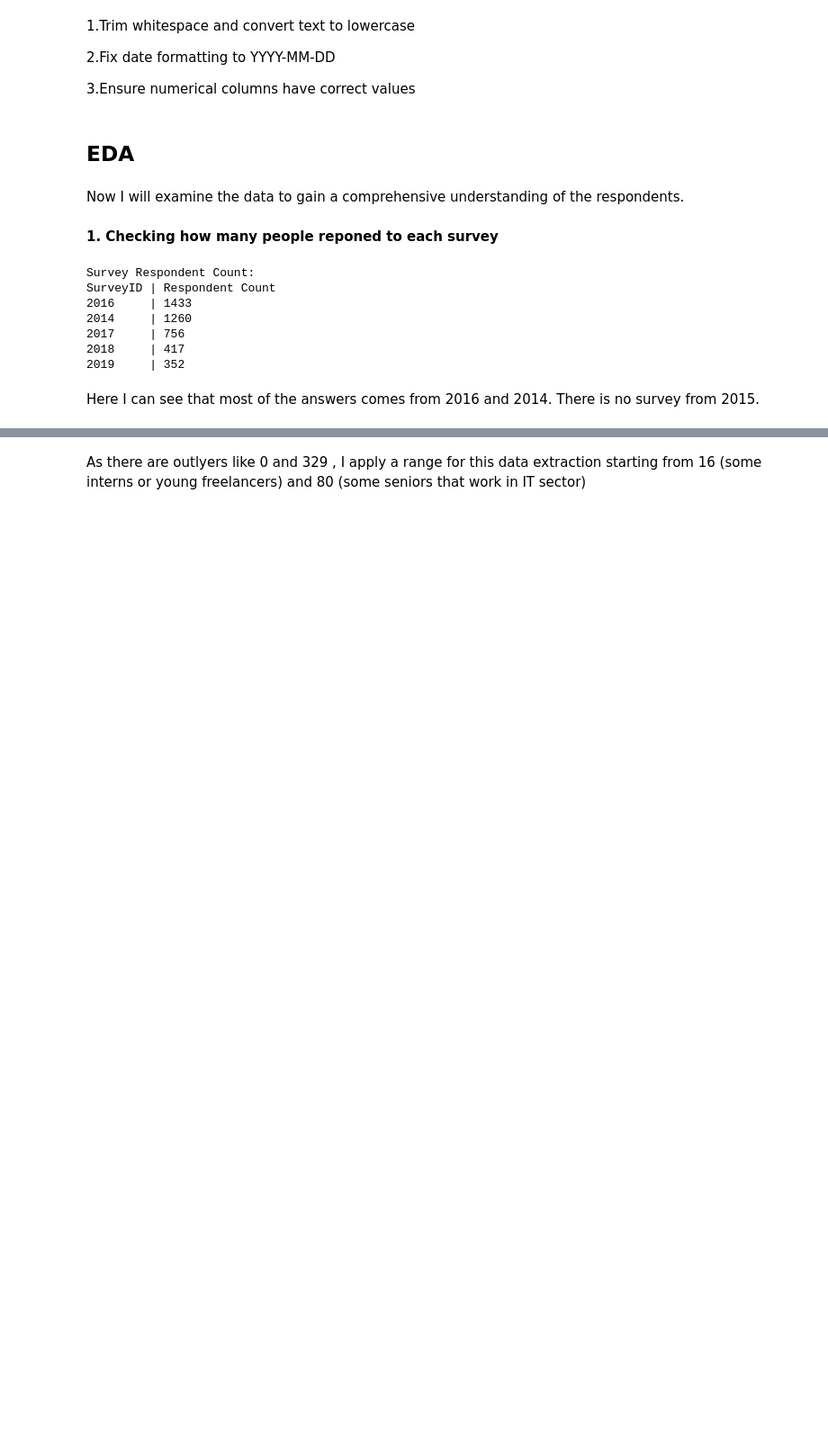
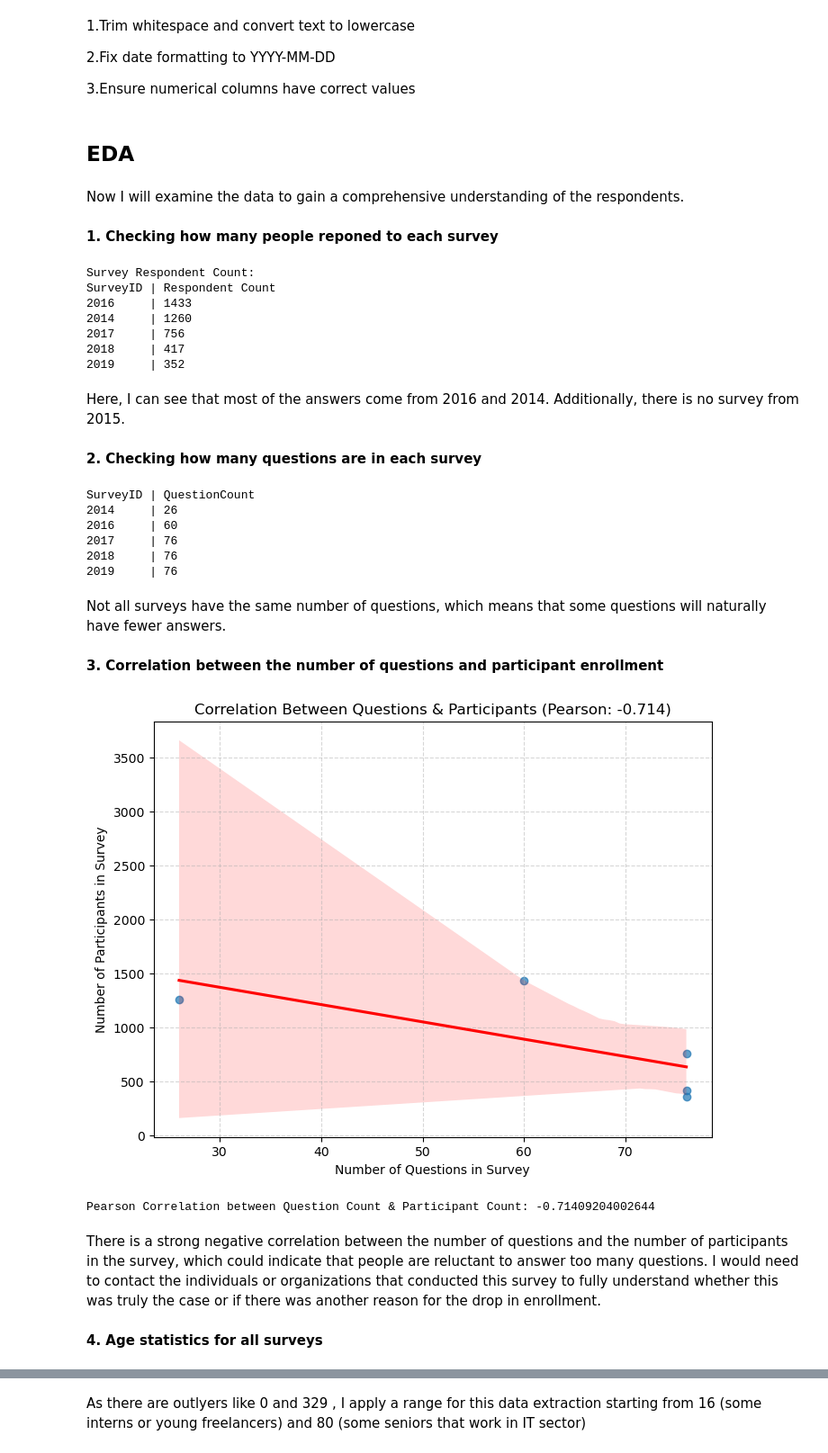
Before and after one commit to Kristaps-E/EDA_Mental_health_in_teach, a Jupyter notebook: EDA.IPYNB, the cells around one changed output, grey strips where cells are left out. Shown at 90% size. Cells and saved outputs as stored; diff of their text form; code cells hidden in the pictures; blank space fills up the shorter version.

```diff
--- a/EDA.IPYNB
+++ b/EDA.IPYNB
@@ -328,7 +333,84 @@ SurveyID | Respondent Count
 2018     | 417
 2019     | 352
 # %% [markdown]
-Here I can see that most of the answers comes from 2016 and 2014. There is no survey from 2015.
+Here, I can see that most of the answers come from 2016 and 2014. Additionally, there is no survey from 2015.
+# %% [markdown]
+**2. Checking how many questions are in each survey**
+# %%
+cursor = conn.cursor()
+
+query = """
+SELECT SurveyID, COUNT(DISTINCT QuestionID) AS QuestionCount
+FROM Answer
+GROUP BY SurveyID
+ORDER BY SurveyID;
+"""
+
+cursor.execute(query)
+results = cursor.fetchall()
+
+print("SurveyID | Question Count")
+for row in results:
+    print(f"{row[0]:<8} | {row[1]}")
+# %% [output]
+SurveyID | QuestionCount
+2014     | 26
+2016     | 60
+2017     | 76
+2018     | 76
+2019     | 76
+# %% [markdown]
+Not all surveys have the same number of questions, which means that some questions will naturally have fewer answers.
+# %% [markdown]
+**3. Correlation between the number of questions and participant enrollment**
+# %%
+cursor = conn.cursor()
+
+query_questions = """
+SELECT SurveyID, COUNT(DISTINCT QuestionID) AS QuestionCount
+FROM Answer
+GROUP BY SurveyID
+ORDER BY SurveyID;
+"""
+
+cursor.execute(query_questions)
+questions_data = cursor.fetchall()
+
+query_participants = """
+SELECT SurveyID, COUNT(DISTINCT UserID) AS ParticipantCount
+FROM Answer
+GROUP BY SurveyID
+ORDER BY SurveyID;
+"""
+
+cursor.execute(query_participants)
+participants_data = cursor.fetchall()
+
+questions_dict = {year: count for year, count in questions_data}
+participants_dict = {year: count for year, count in participants_data}
+common_years = sorted(set(questions_dict.keys()) & set(participants_dict.keys()))
+question_counts = [questions_dict[year] for year in common_years]
+participant_counts = [participants_dict[year] for year in common_years]
+
+
+pearson_corr, _ = stats.pearsonr(question_counts, participant_counts)
+
+plt.figure(figsize=(8, 6))
+sns.regplot(x=question_counts, y=participant_counts, scatter_kws={"alpha": 0.7}, line_kws={"color": "red"})
+plt.xlabel("Number of Questions in Survey")
+plt.ylabel("Number of Participants in Survey")
+plt.title(f"Correlation Between Questions & Participants (Pearson: {pearson_corr:.3f})")
+plt.grid(True, linestyle="--", alpha=0.5)
+plt.show()
+
+print("Pearson Correlation between Question Count & Participant Count:", pearson_corr)
+# %% [output]
+[figure, added]
+Pearson Correlation between Question Count & Participant Count: -0.71409204002644
+# %% [markdown]
+There is a strong negative correlation between the number of questions and the number of participants in the survey, which could indicate that people are reluctant to answer too many questions. I would need to contact the individuals or organizations that conducted this survey to fully understand whether this was truly the case or if there was another reason for the drop in enrollment.
+# %% [markdown]
+**4. Age statistics for all surveys**
 # %%
 query = """
 WITH valid_ages AS (
```
Also changed, not shown: parts of 50 cells of this notebook, 3 other files.
